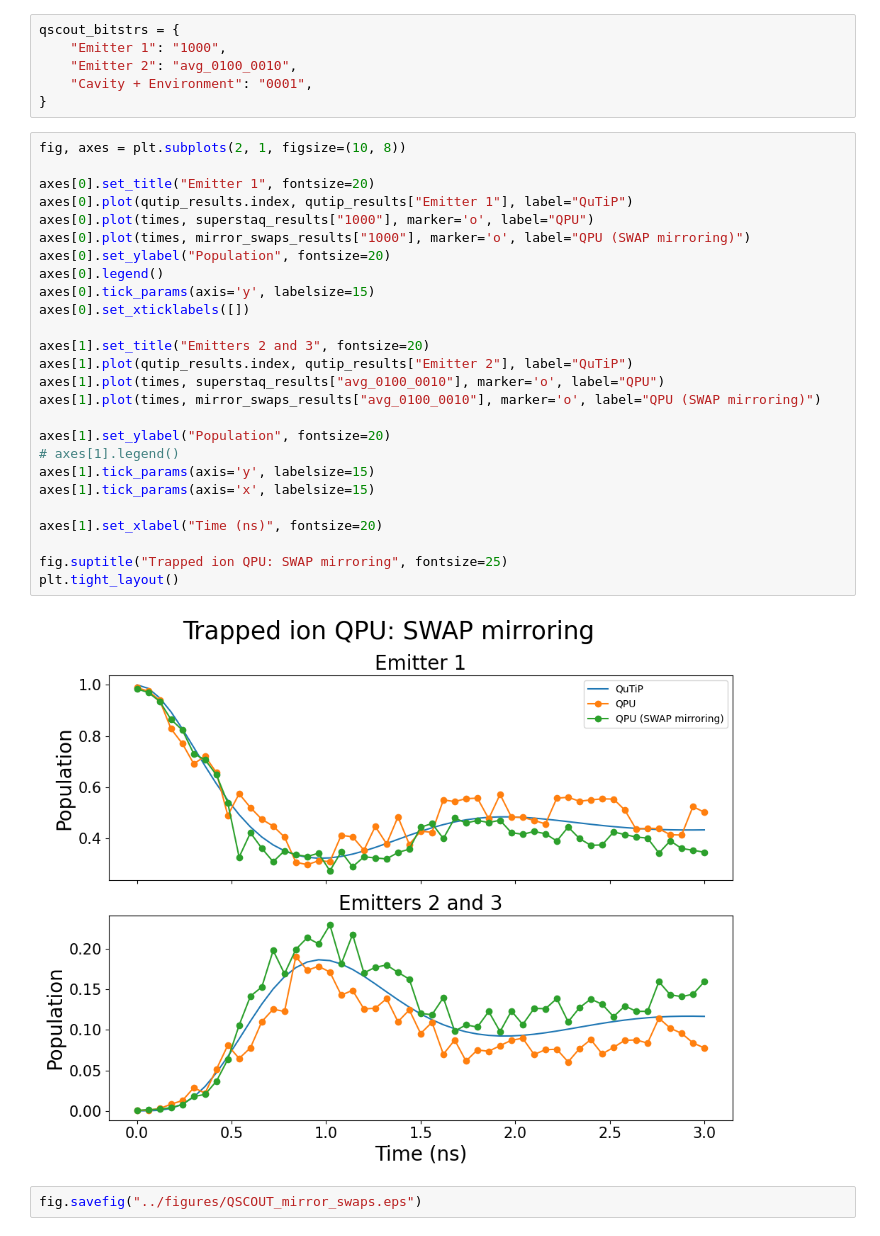
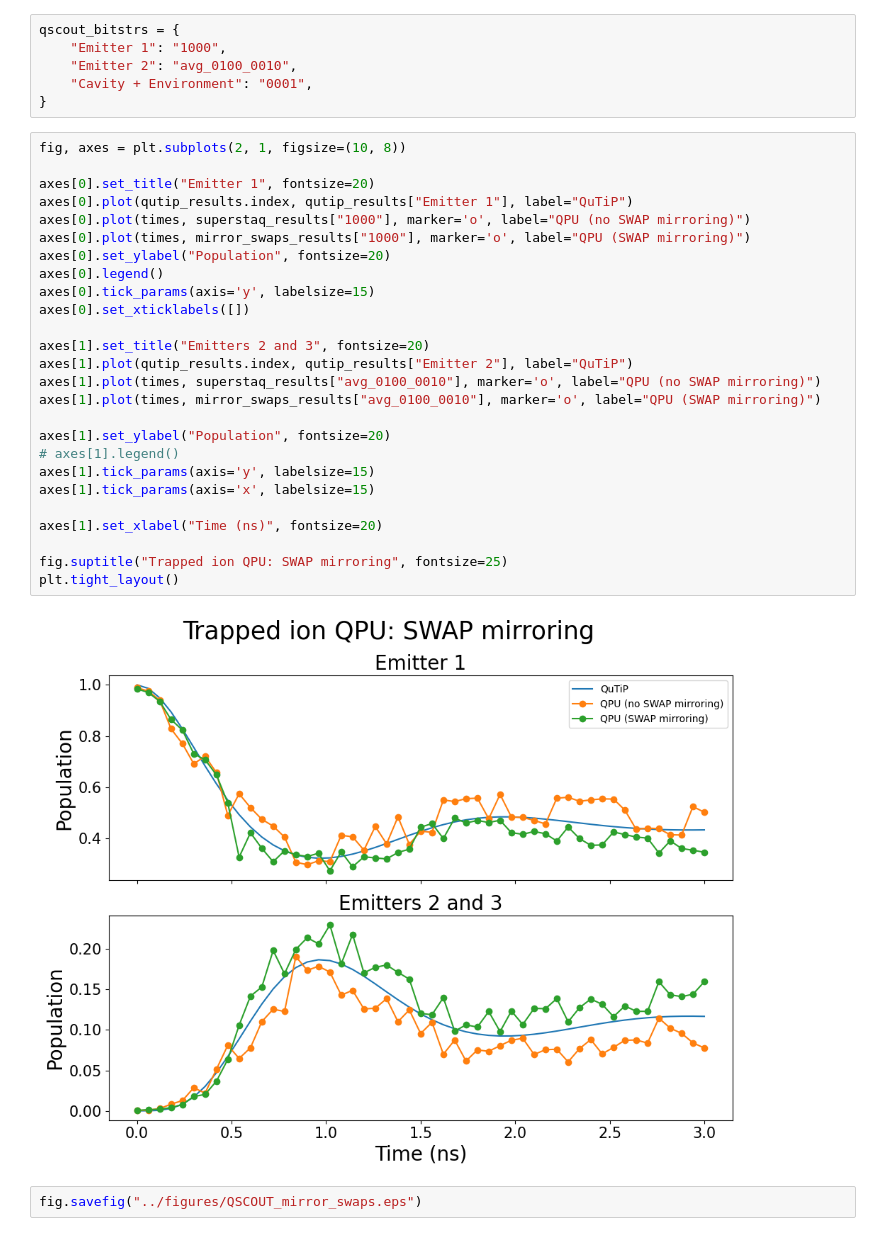
Before and after one commit to radulaski/CQED_quantum_simulation, a Jupyter notebook: notebooks/QSCOUT_mirror_swaps.ipynb, the cells around one changed output. Cells and saved outputs as stored; diff of their text form.

```diff
--- a/notebooks/QSCOUT_mirror_swaps.ipynb
+++ b/notebooks/QSCOUT_mirror_swaps.ipynb
@@ -62,31 +62,31 @@ qscout_bitstrs = {
 # %%
 fig, axes = plt.subplots(2, 1, figsize=(10, 8))
 
 axes[0].set_title("Emitter 1", fontsize=20)
 axes[0].plot(qutip_results.index, qutip_results["Emitter 1"], label="QuTiP")
-axes[0].plot(times, superstaq_results["1000"], marker='o', label="QPU")
+axes[0].plot(times, superstaq_results["1000"], marker='o', label="QPU (no SWAP mirroring)")
 axes[0].plot(times, mirror_swaps_results["1000"], marker='o', label="QPU (SWAP mirroring)")
 axes[0].set_ylabel("Population", fontsize=20)
 axes[0].legend()
 axes[0].tick_params(axis='y', labelsize=15)
 axes[0].set_xticklabels([])
 
 axes[1].set_title("Emitters 2 and 3", fontsize=20)
 axes[1].plot(qutip_results.index, qutip_results["Emitter 2"], label="QuTiP")
-axes[1].plot(times, superstaq_results["avg_0100_0010"], marker='o', label="QPU")
+axes[1].plot(times, superstaq_results["avg_0100_0010"], marker='o', label="QPU (no SWAP mirroring)")
 axes[1].plot(times, mirror_swaps_results["avg_0100_0010"], marker='o', label="QPU (SWAP mirroring)")
 
 axes[1].set_ylabel("Population", fontsize=20)
 # axes[1].legend()
 axes[1].tick_params(axis='y', labelsize=15)
 axes[1].tick_params(axis='x', labelsize=15)
 
 axes[1].set_xlabel("Time (ns)", fontsize=20)
 
 fig.suptitle("Trapped ion QPU: SWAP mirroring", fontsize=25)
 plt.tight_layout()
 # %% [output]
-[figure, old version]
+[figure, new version]
 # %%
 fig.savefig("../figures/QSCOUT_mirror_swaps.eps")
 # %% [output]
```
Also changed, not shown: 3 other files.
